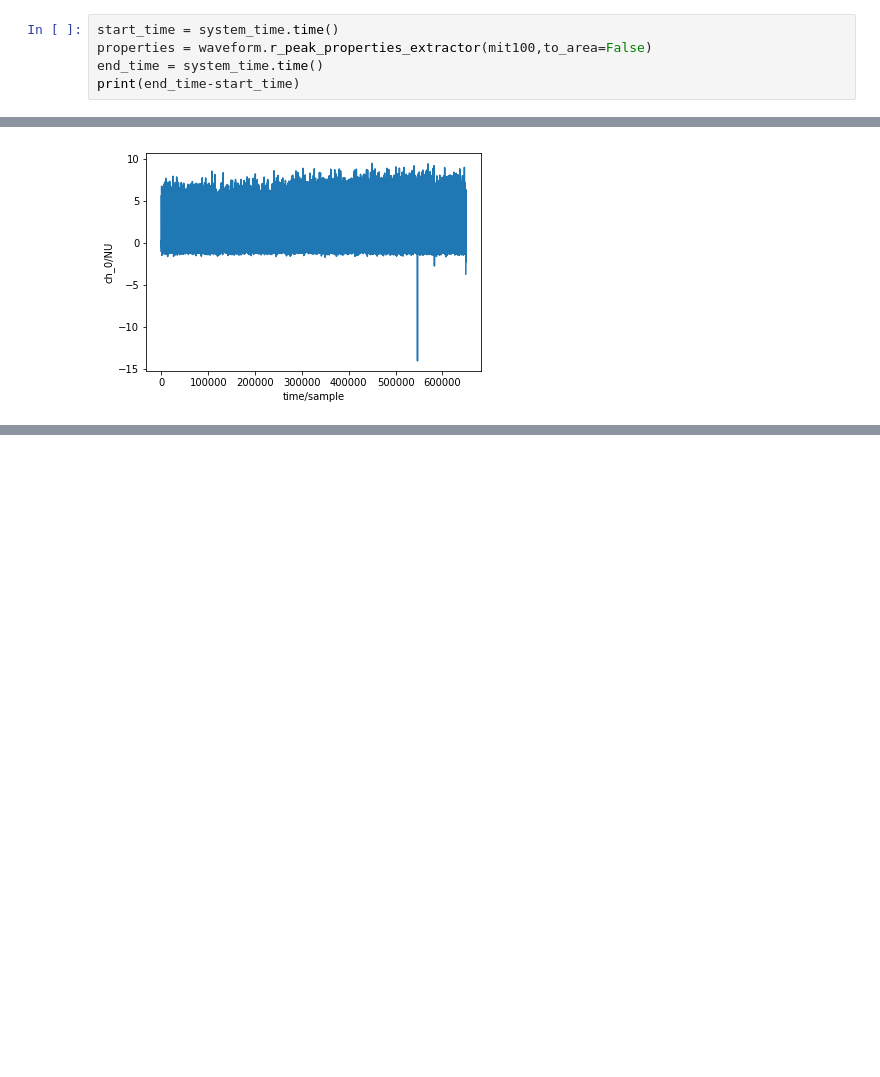
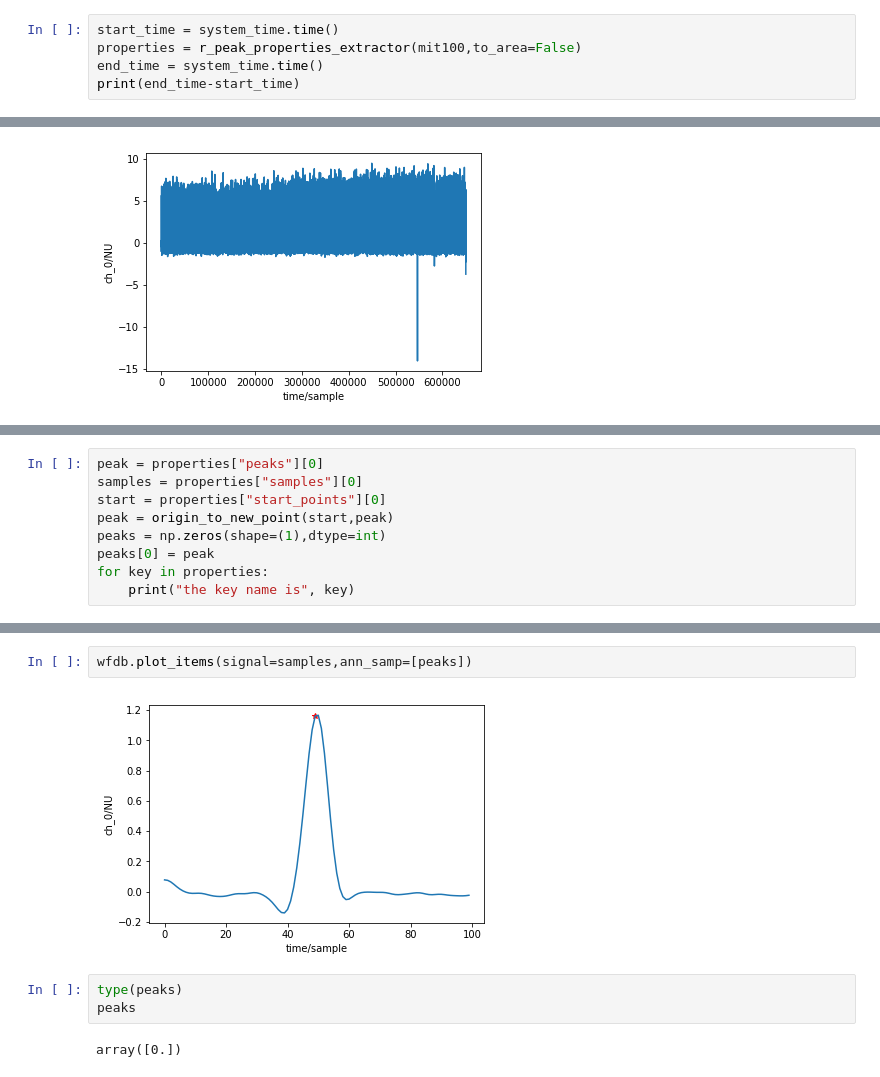
Before and after one commit to nimch681/ECGdataAnalysis, a Jupyter notebook: New Q and S algorithm.ipynb, the cells around one changed output, grey strips where cells are left out. Saved outputs shown, nothing was run; the diff lists cells and outputs as text; blank space fills up the shorter version.

Commit message:
trying to test R-peak properties extractor

```diff
--- a/New Q and S algorithm.ipynb
+++ b/New Q and S algorithm.ipynb
@@ -74,7 +118,7 @@ wfdb.plot_items(signal=filtere_MLII[index], ann_samp=[q_points])
 [figure]
 # %%
 start_time = system_time.time()
-properties = waveform.r_peak_properties_extractor(mit100,to_area=False)
+properties = r_peak_properties_extractor(mit100,to_area=False)
 end_time = system_time.time()
 print(end_time-start_time)
 # %% [output]
@@ -98,0 +366,9 @@ wfdb.plot_items(signal=z_score)
+# %%
+peak = properties["peaks"][0]
+samples = properties["samples"][0]
+start = properties["start_points"][0]
+peak = origin_to_new_point(start,peak)
+peaks = np.zeros(shape=(1),dtype=int)
+peaks[0] = peak
+for key in properties:
+    print("the key name is", key)
@@ -104,0 +390,9 @@ Reshape your data either using array.reshape(-1, 1) if your data has a single fe
+# %%
+wfdb.plot_items(signal=samples,ann_samp=[peaks])
+# %% [output]
+[figure, added]
+# %%
+type(peaks)
+peaks
+# %% [output]
+array([0.])
```
Also changed, not shown: parts of 10 cells of this notebook, 2 other files.
